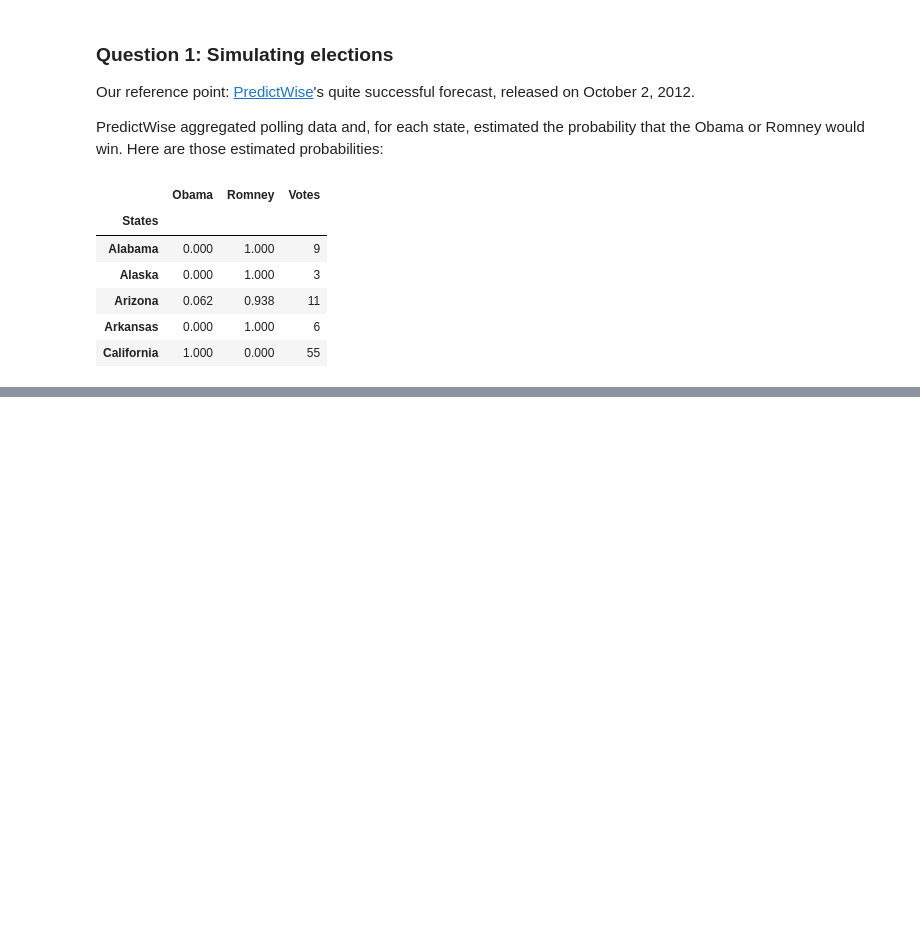
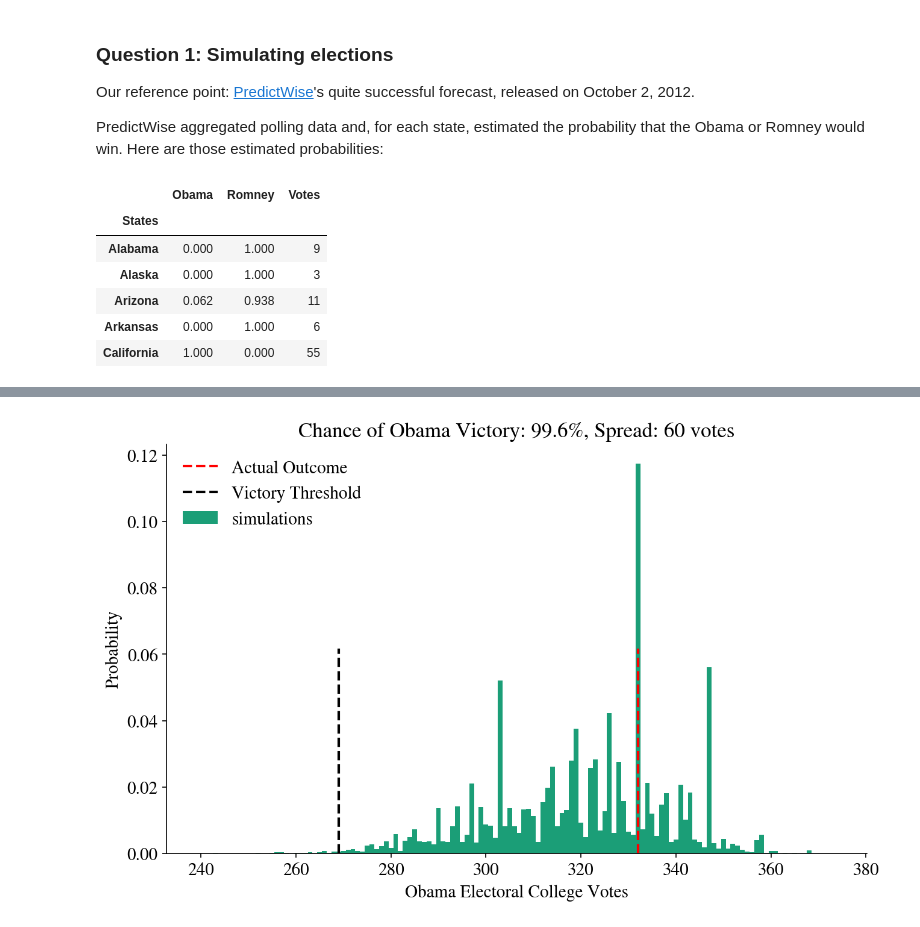
Before and after one commit to joaoDragado/dSc_roadmap, a Jupyter notebook: projects/SimulatingSilver/HW2_user.ipynb, the cells around one changed output, grey strips where cells are left out. Drawn from its saved outputs; the diff is of its cells as text; code cells hidden in the pictures; blank space fills up the shorter version.

```diff
--- a/projects/SimulatingSilver/HW2_user.ipynb
+++ b/projects/SimulatingSilver/HW2_user.ipynb
@@ -88,0 +152,36 @@ make_map(predictwise.Obama, "P(Obama): PredictWise")
+# %%
+"""
+Function
+--------
+plot_simulation
+
+Inputs
+------
+simulation: Numpy array with n_sim (see simulate_election) elements
+   Each element stores the number of electoral college votes
+   Obama wins in each simulation.
+"""
+def plot_simulation(simulation):
+    plt.hist(simulation, bins=np.arange(240, 375, 1),
+             label='simulations', align='left', density=True)
+    plt.axvline(332, 0, .5, color='r',
+                linestyle='--', label='Actual Outcome')
+    plt.axvline(269, 0, .5, color='k',
+                linestyle='--', label='Victory Threshold')
+
+    p05 = np.percentile(simulation, 5.)
+    p95 = np.percentile(simulation, 95.)
+    iq = int(p95 - p05)
+
+    pwin = ((simulation >= 269).mean() * 100)
+
+    plt.title("Chance of Obama Victory: {:.1f}%, Spread: {} votes".format(
+    pwin, iq))
+    plt.legend(frameon=False, loc='upper left')
+    plt.xlabel("Obama Electoral College Votes")
+    plt.ylabel("Probability")
+    remove_border()
+# %%
+plot_simulation(result)
+# %% [output]
+[figure, added]
```
Also changed, not shown: parts of 8 cells of this notebook.
